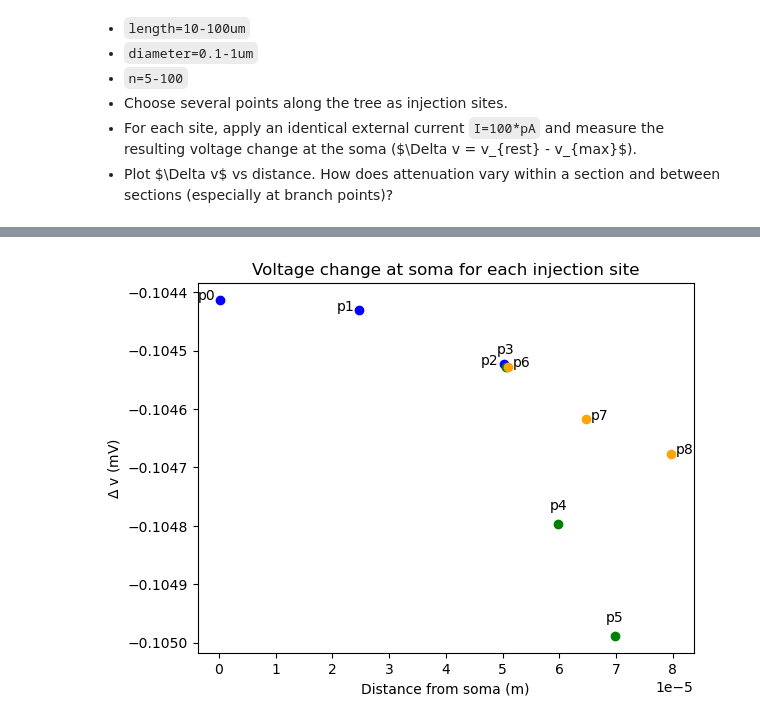
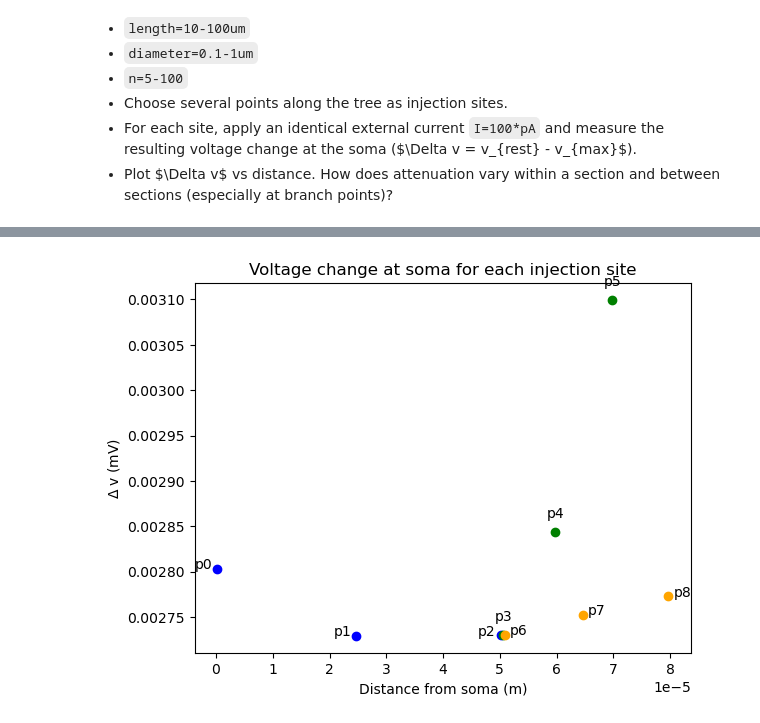
Before and after one commit to kateharvey/SYDE552, a Jupyter notebook: syde552-assignment1.ipynb, the cells around one changed output, grey strips where cells are left out. Saved outputs shown, nothing was run; the diff lists cells and outputs as text; code cells hidden in the pictures.

```diff
--- a/syde552-assignment1.ipynb
+++ b/syde552-assignment1.ipynb
@@ -699,18 +664,19 @@ def hodgkin_huxley_neuron(
         morpho,
         durations,
         currents,
-        E_leak=10.613*mV,
-        E_na=115*mV,
-        E_k=-12*mV,
-        g_leak=0.3*msiemens/cm**2,
-        g_na = 120*msiemens/cm**2,
-        g_k = 36*msiemens/cm**2,
         C_m = 1*uF/cm**2,
         R_l = 35.4*ohm*cm,
         gating_vars=True,
         location=None):
 
     start_scope()
+    # constants
+    E_leak = 10.613*mV
+    E_na = 115*mV
+    E_k = -12*mV
+    g_leak = 0.3*msiemens/cm**2
+    g_na = 120*msiemens/cm**2
+    g_k = 36*msiemens/cm**2
 
     # Fill in these equations
     eqn = '''
@@ -896,9 +879,8 @@ locs = [soma.d1[0], # soma-dendrite junction
         soma.d1.d3[49]] # end of the third dendrite
 # %%
 # for each location, inject a current of 100 pA:
-# 10 ms is long enough to observe a single action potential
-durations = [10]*ms
-currents = [100]*pA
+durations = [20, 1, 20]*ms
+currents = [0, 100, 0]*pA
 
 # and measure the voltage change at the soma:
 v1 = hodgkin_huxley_neuron(soma, durations, currents, location=locs[0], gating_vars=False)
@@ -935,32 +938,32 @@ plt.show()
 # %%
 delta_v = np.zeros((len(locs))) # max voltage change at soma for each injection site
 t = np.arange(0, len(delta_v), 1) # x-axis for injection site
 
 # get the max voltage change at the soma for each injection site (v_rest = 0):
-delta_v[0] = 0 - max(v1.v[0])
-delta_v[1] = 0 - max(v2.v[0])
-delta_v[2] = 0 - max(v3.v[0])
-delta_v[3] = 0 - max(v4.v[0])
-delta_v[4] = 0 - max(v5.v[0])
-delta_v[5] = 0 - max(v6.v[0])
-delta_v[6] = 0 - max(v7.v[0])
-delta_v[7] = 0 - max(v8.v[0])
-delta_v[8] = 0 - max(v9.v[0])
+delta_v[0] = max(v1.v[0])
+delta_v[1] = max(v2.v[0])
+delta_v[2] = max(v3.v[0])
+delta_v[3] = max(v4.v[0])
+delta_v[4] = max(v5.v[0])
+delta_v[5] = max(v6.v[0])
+delta_v[6] = max(v7.v[0])
+delta_v[7] = max(v8.v[0])
+delta_v[8] = max(v9.v[0])
 
 # plot the voltage change v_rest - v_max for each injection site:
 fig, ax = plt.subplots()
 for i in range(3):
     ax.scatter(locs[i].distance, delta_v[i], color='blue')
     ax.annotate(('p'+str(i)), (locs[i].distance, delta_v[i]), textcoords='offset points', xytext=(-10,0), ha='center')
 for i in range(3, 6):
     ax.scatter(locs[i].distance, delta_v[i], color='green')
     ax.annotate(('p'+str(i)), (locs[i].distance, delta_v[i]), textcoords='offset points', xytext=(0,10), ha='center')
 for i in range(6, 9):
     ax.scatter(locs[i].distance, delta_v[i], color='orange')
     ax.annotate(('p'+str(i)), (locs[i].distance, delta_v[i]), textcoords='offset points', xytext=(10,0), ha='center')
 
 ax.set(xlabel='Distance from soma (m)', ylabel='$\Delta$ v (mV)', title='Voltage change at soma for each injection site')
 plt.show()
 # %% [output]
-[figure, old version]
+[figure, new version]
 # %% [markdown]
```
Also changed, not shown: parts of 18 cells of this notebook.
